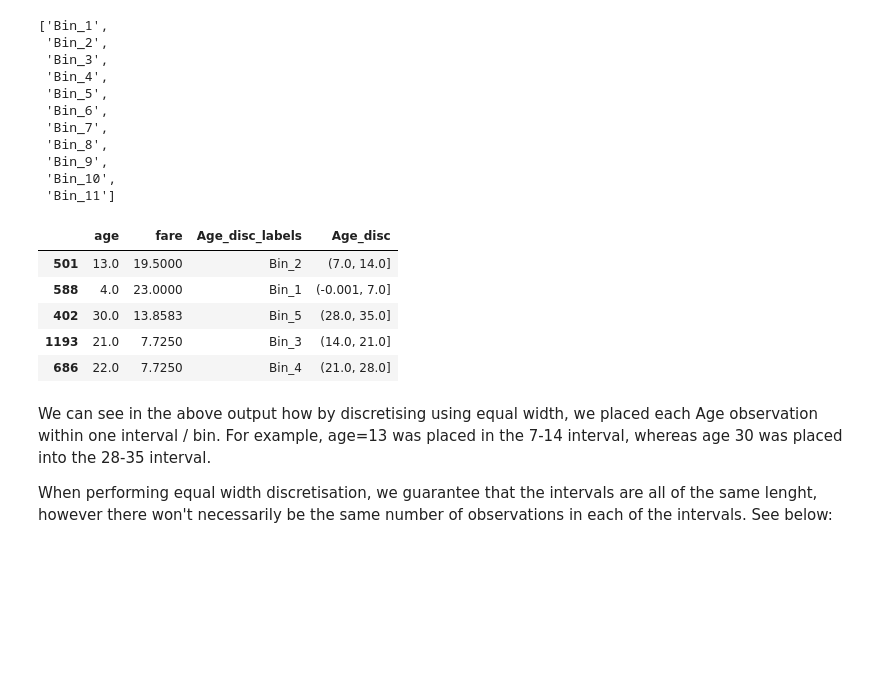
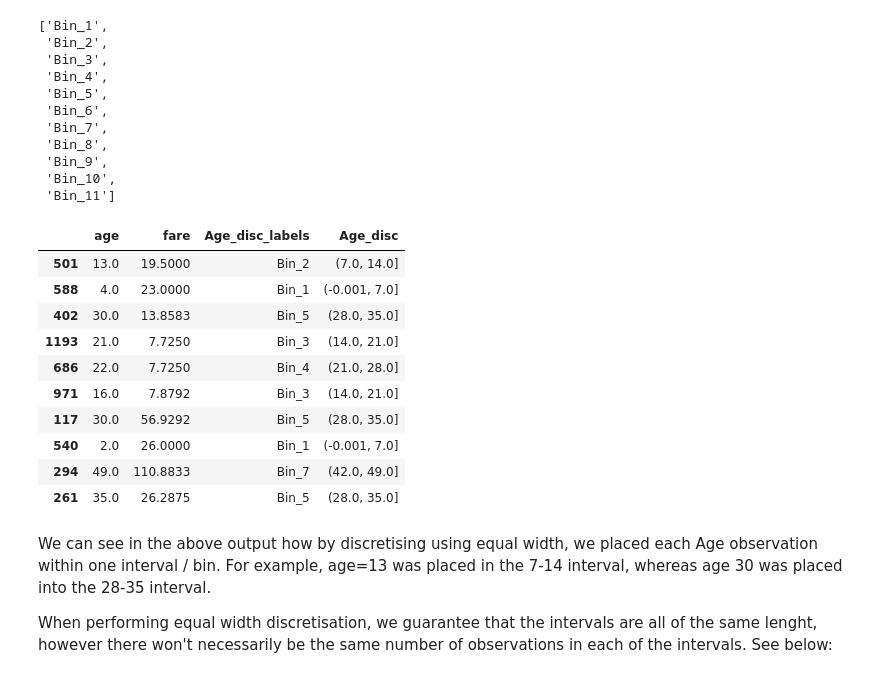
Before and after one commit to solegalli/feature-engineering-for-machine-learning, a Jupyter notebook: Section-08-Discretisation/08.01-Equal-width-discretisation.ipynb, the cells around one changed output. Saved outputs shown, nothing was run; the diff lists cells and outputs as text; code cells hidden in the pictures; blank space fills up the shorter version.

```diff
--- a/Section-08-Discretisation/08.01-Equal-width-discretisation.ipynb
+++ b/Section-08-Discretisation/08.01-Equal-width-discretisation.ipynb
@@ -180,25 +180,30 @@ labels
 # %%
 # create binned age / discretise age
 
 # create one column with labels
 X_train['Age_disc_labels'] = pd.cut(x=X_train['age'],
                                     bins=intervals,
                                     labels=labels,
                                     include_lowest=True)
 
 # and one with bin boundaries
 X_train['Age_disc'] = pd.cut(x=X_train['age'],
                              bins=intervals,
                              include_lowest=True)
 
-X_train.head()
+X_train.head(10)
 # %% [output]
 |  | age | fare | Age_disc_labels | Age_disc |
 | 501 | 13.0 | 19.5000 | Bin_2 | (7.0, 14.0] |
 | 588 | 4.0 | 23.0000 | Bin_1 | (-0.001, 7.0] |
 | 402 | 30.0 | 13.8583 | Bin_5 | (28.0, 35.0] |
 | 1193 | 21.0 | 7.7250 | Bin_3 | (14.0, 21.0] |
 | 686 | 22.0 | 7.7250 | Bin_4 | (21.0, 28.0] |
+| 971 | 16.0 | 7.8792 | Bin_3 | (14.0, 21.0] |
+| 117 | 30.0 | 56.9292 | Bin_5 | (28.0, 35.0] |
+| 540 | 2.0 | 26.0000 | Bin_1 | (-0.001, 7.0] |
+| 294 | 49.0 | 110.8833 | Bin_7 | (42.0, 49.0] |
+| 261 | 35.0 | 26.2875 | Bin_5 | (28.0, 35.0] |
 # %% [markdown]
 We can see in the above output how by discretising using equal width, we placed each Age observation within one interval / bin. For example, age=13 was placed in the 7-14 interval, whereas age 30 was placed into the 28-35 interval.
 
```
Also changed, not shown: parts of 2 cells of this notebook, 22 other files.
